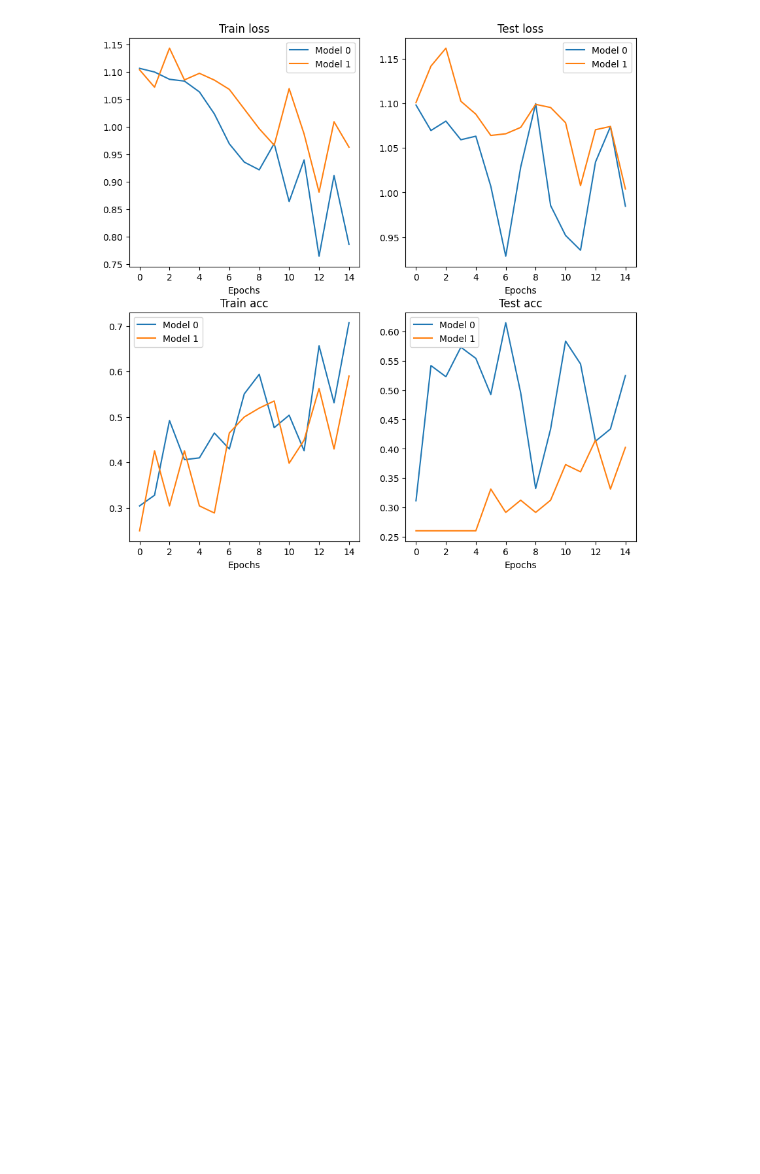
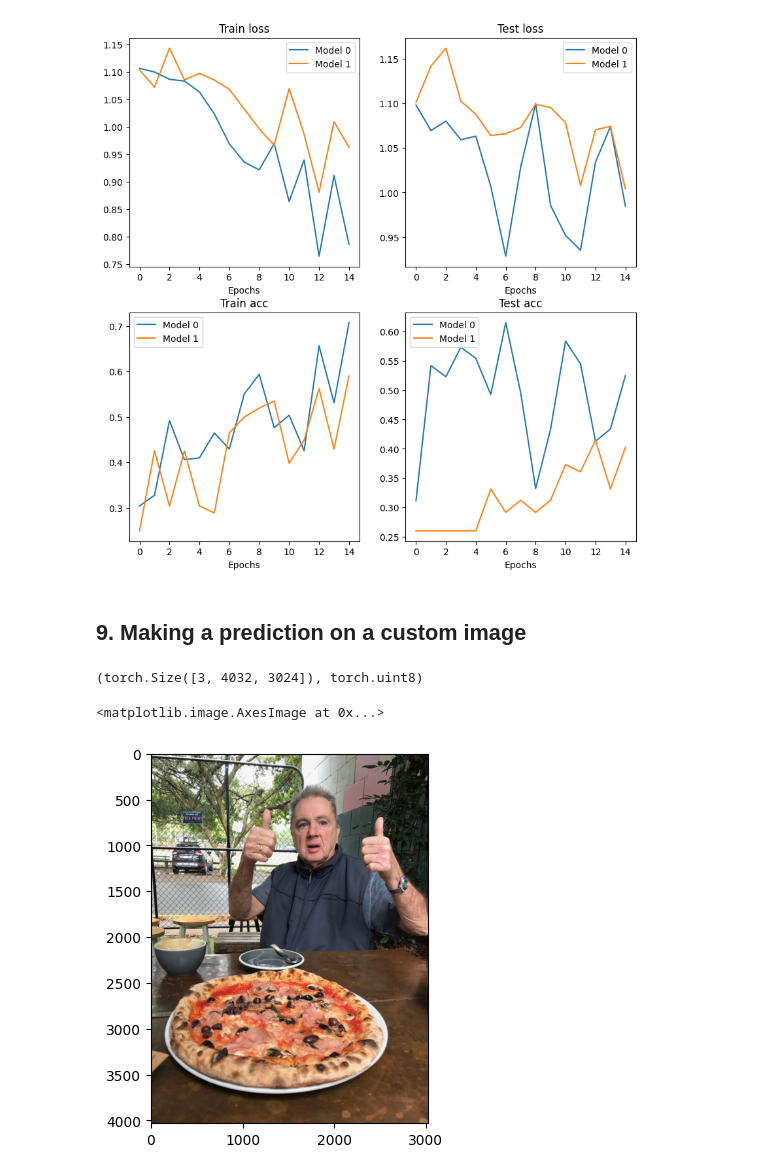
Before and after one commit to MahdiAmrollahi/pytorch-ZTM, a Jupyter notebook: 04_pytorch_custom_dataset.ipynb, the cells around one changed output. Cells and saved outputs as stored; diff of their text form; code cells hidden in the pictures; blank space fills up the shorter version.

Commit message:
predict model for custom iamge

```diff
--- a/04_pytorch_custom_dataset.ipynb
+++ b/04_pytorch_custom_dataset.ipynb
@@ -928,3 +928,19 @@ axes[1, 1].set_xlabel("Epochs")
 axes[1, 1].legend();
 # %% [output]
 [figure]
+# %% [markdown]
+## 9. Making a prediction on a custom image
+# %%
+import torchvision
+
+custom_image_path = Path('data') / '04_dad_pizza.jpeg'
+
+custom_image_uint8 = torchvision.io.read_image(custom_image_path)
+custom_image_uint8.shape, custom_image_uint8.dtype
+# %% [output]
+(torch.Size([3, 4032, 3024]), torch.uint8)
+# %%
+plt.imshow(custom_image_uint8.permute(1, 2, 0))
+# %% [output]
+<matplotlib.image.AxesImage at 0x...>
+[figure, added]
```
Also changed, not shown: 1 other file.
